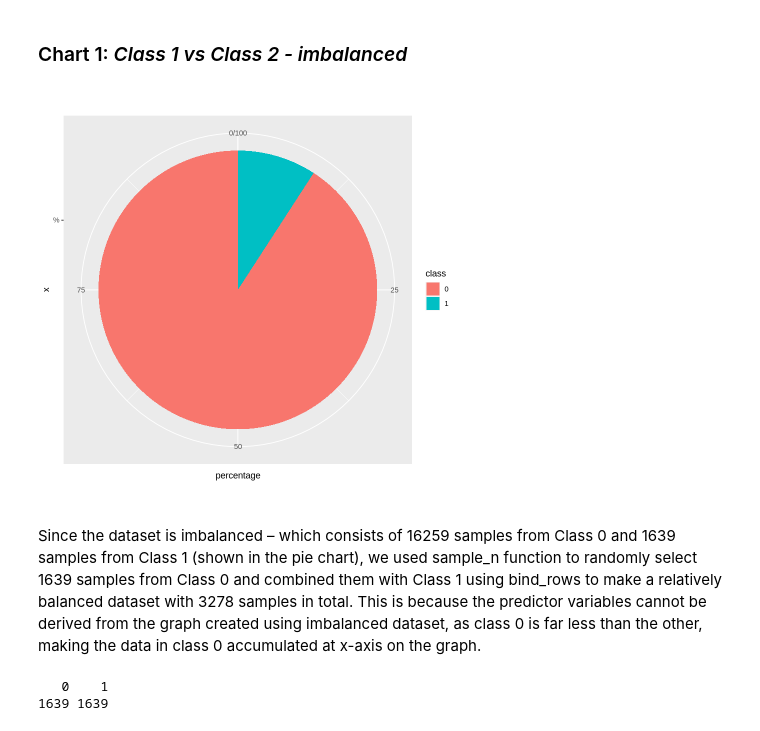
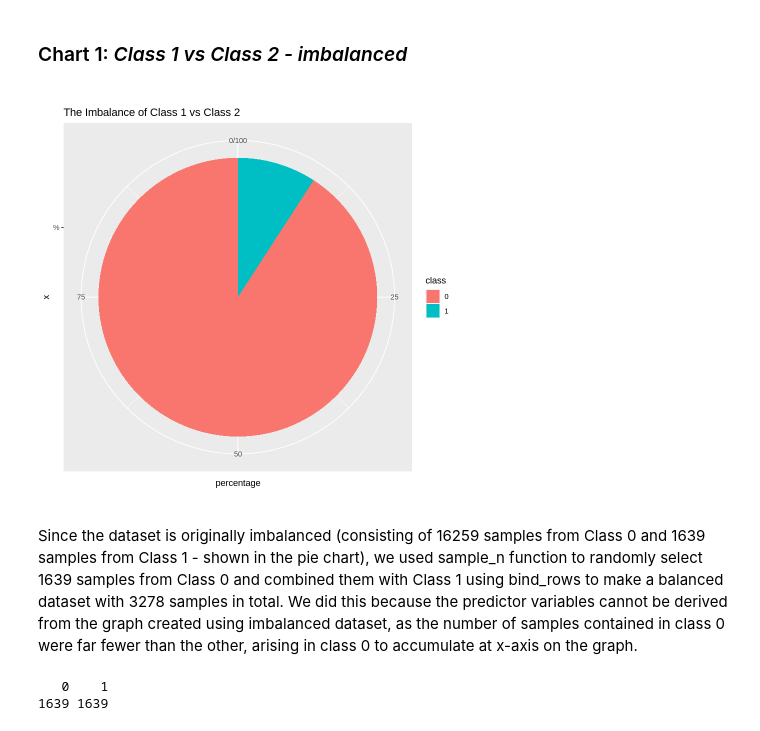
Before and after one commit to splashhhhhh/dsci100-grp165, a Jupyter notebook: Proposal.ipynb, the cells around one changed output. Drawn from its saved outputs; the diff is of its cells as text; code cells hidden in the pictures.

```diff
--- a/Proposal.ipynb
+++ b/Proposal.ipynb
@@ -122,18 +122,19 @@ First ten rows of the cleaned dataset is shown above.
 # %%
 #Calculate the percentage of Class 1 stars vs Class 2 stars || Helps us understand the data
 num_obs <- nrow(pulsar)
 
 pulsar |>
     group_by(class) |>
     summarize(count = n(),
              percentage = n() / num_obs * 100) |>
     ggplot(aes(x = "%", y = percentage, fill = class)) +
     geom_col() +
-    coord_polar(theta = "y")
+    coord_polar(theta = "y") +
+    ggtitle("The Imbalance of Class 1 vs Class 2")
 # %% [output]
-[figure, old version]
+[figure, new version]
 # %% [markdown]
-Since the dataset is imbalanced – which consists of 16259 samples from Class 0 and 1639 samples from Class 1 (shown in the pie chart), we used sample_n function to randomly select 1639 samples from Class 0 and combined them with Class 1 using bind_rows to make a relatively balanced dataset with 3278 samples in total. This is because the predictor variables cannot be derived from the graph created using imbalanced dataset, as class 0 is far less than the other, making the data in class 0 accumulated at x-axis on the graph.
+Since the dataset is originally imbalanced (consisting of 16259 samples from Class 0 and 1639 samples from Class 1 - shown in the pie chart), we used sample_n function to randomly select 1639 samples from Class 0 and combined them with Class 1 using bind_rows to make a balanced dataset with 3278 samples in total. We did this because the predictor variables cannot be derived from the graph created using imbalanced dataset, as the number of samples contained in class 0 were far fewer than the other, arising in class 0 to accumulate at x-axis on the graph.
 # %%
 # Manually downsample dataset
 pulsar_0 <- pulsar %>%
```
Also changed, not shown: parts of 13 cells of this notebook.
